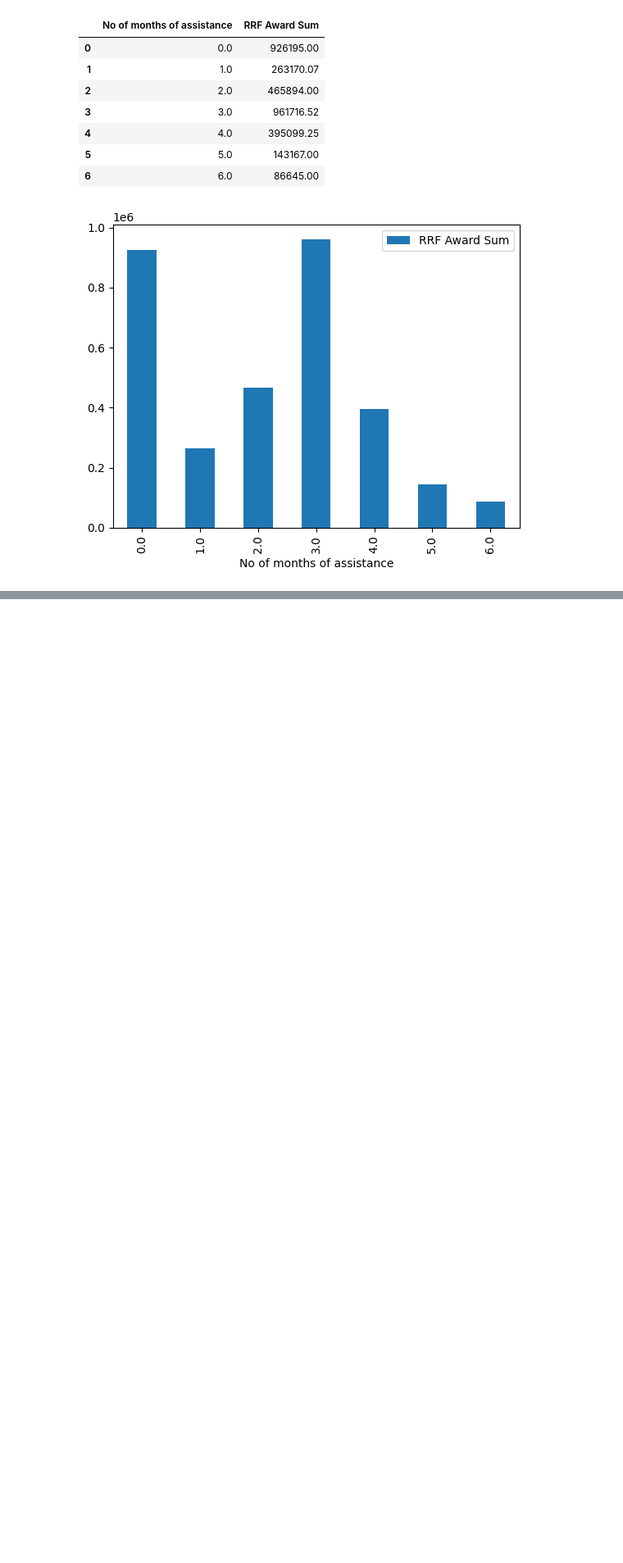
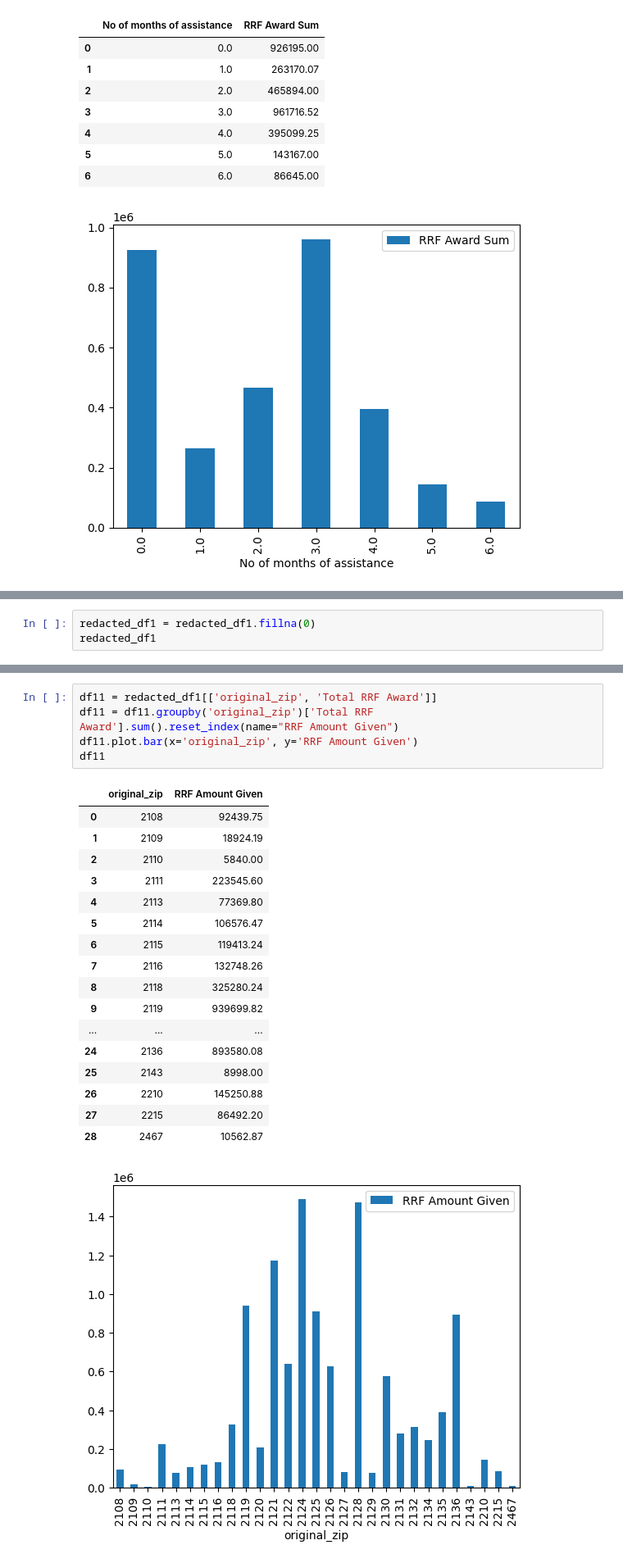
Before and after one commit to BU-Spark/ds-councilor-mejia-city-services, a Jupyter notebook: fall22-team-5/deliverables/deliverable1/RRF/RRF.ipynb, the cells around one changed output, grey strips where cells are left out. Shown at 82% size. Saved outputs shown, nothing was run; the diff lists cells and outputs as text; blank space fills up the shorter version.

```diff
--- a/fall22-team-5/deliverables/deliverable1/RRF/RRF.ipynb
+++ b/fall22-team-5/deliverables/deliverable1/RRF/RRF.ipynb
@@ -244,0 +268,3 @@ Name: Business Name, dtype: int64
+# %%
+redacted_df1 = redacted_df1.fillna(0)
+redacted_df1
@@ -244,0 +285,24 @@ Name: Business Name, dtype: int64
+# %%
+df11 = redacted_df1[['original_zip', 'Total RRF Award']]
+df11 = df11.groupby('original_zip')['Total RRF Award'].sum().reset_index(name="RRF Amount Given")
+df11.plot.bar(x='original_zip', y='RRF Amount Given')
+df11
+# %% [output]
+|  | original_zip | RRF Amount Given |
+| 0 | 2108 | 92439.75 |
+| 1 | 2109 | 18924.19 |
+| 2 | 2110 | 5840.00 |
+| 3 | 2111 | 223545.60 |
+| 4 | 2113 | 77369.80 |
+| 5 | 2114 | 106576.47 |
+| 6 | 2115 | 119413.24 |
+| 7 | 2116 | 132748.26 |
+| 8 | 2118 | 325280.24 |
+| 9 | 2119 | 939699.82 |
+| ... | ... | ... |
+| 24 | 2136 | 893580.08 |
+| 25 | 2143 | 8998.00 |
+| 26 | 2210 | 145250.88 |
+| 27 | 2215 | 86492.20 |
+| 28 | 2467 | 10562.87 |
+[figure, added]
```
Also changed, not shown: parts of 8 cells of this notebook, 1 other file.
